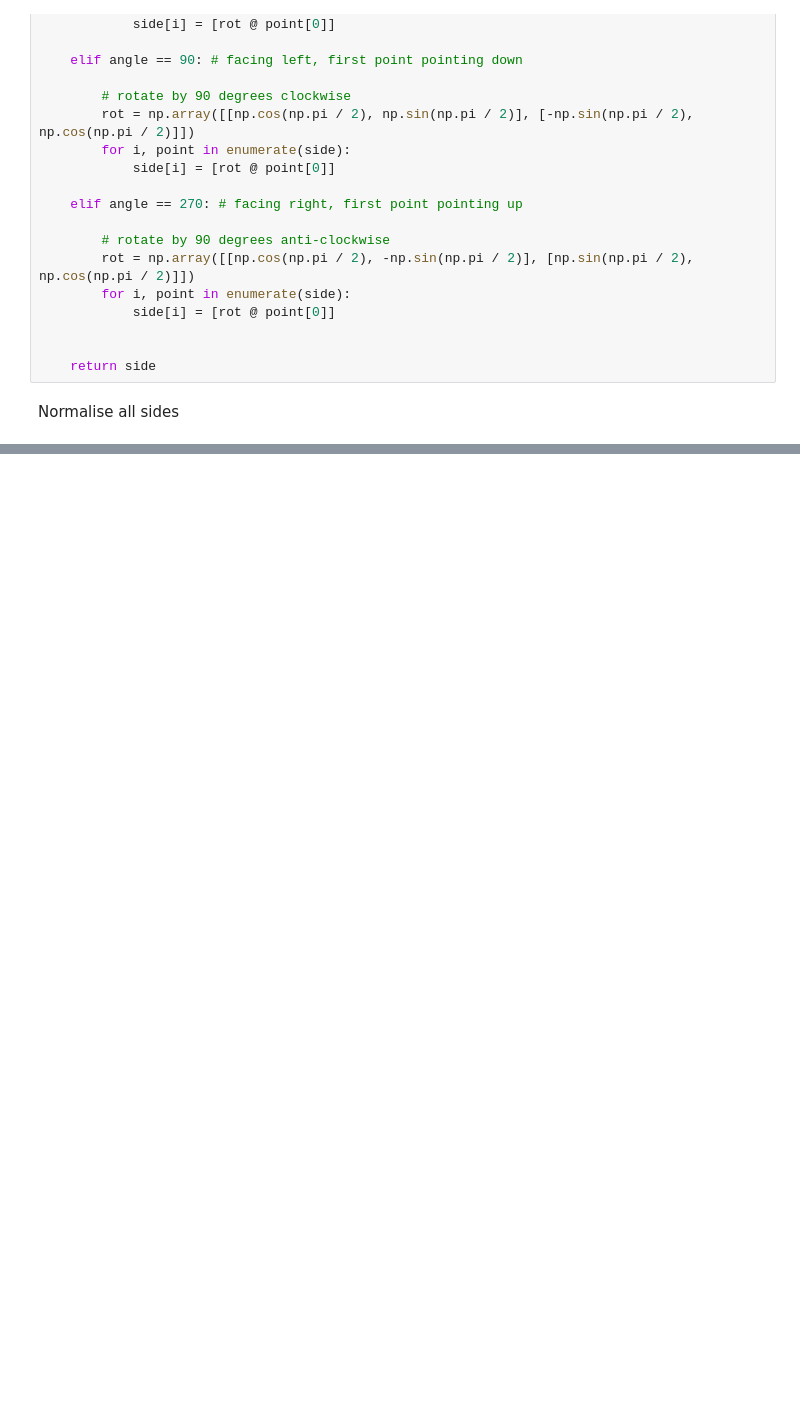
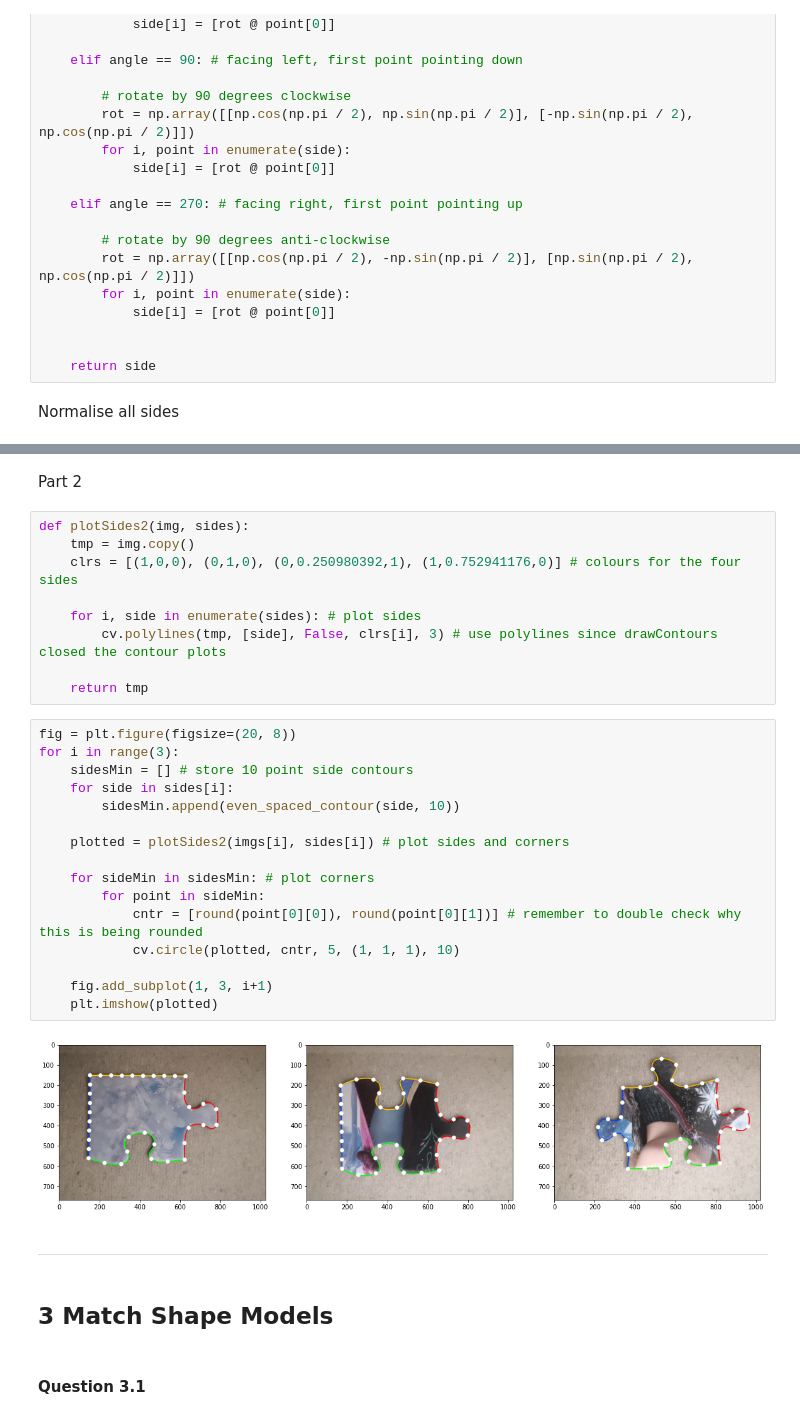
Before and after one commit to blk-turtle/cvlab6, a Jupyter notebook: 1717212_lab6.ipynb, the cells around one changed output, grey strips where cells are left out. Drawn from its saved outputs; the diff is of its cells as text; blank space fills up the shorter version.

```diff
--- a/1717212_lab6.ipynb
+++ b/1717212_lab6.ipynb
@@ -231,0 +275,35 @@ for i, side in enumerate(normalised[7]):
+# %% [markdown]
+Part 2
+# %%
+def plotSides2(img, sides):
+    tmp = img.copy()
+    clrs = [(1,0,0), (0,1,0), (0,0.250980392,1), (1,0.752941176,0)] # colours for the four sides
+
+    for i, side in enumerate(sides): # plot sides
+        cv.polylines(tmp, [side], False, clrs[i], 3) # use polylines since drawContours closed the contour plots
+
+    return tmp
+# %%
+fig = plt.figure(figsize=(20, 8))
+for i in range(3):
+    sidesMin = [] # store 10 point side contours
+    for side in sides[i]:
+        sidesMin.append(even_spaced_contour(side, 10))
+
+    plotted = plotSides2(imgs[i], sides[i]) # plot sides and corners
+
+    for sideMin in sidesMin: # plot corners
+        for point in sideMin:
+            cntr = [round(point[0][0]), round(point[0][1])] # remember to double check why this is being rounded
+            cv.circle(plotted, cntr, 5, (1, 1, 1), 10)
+
+    fig.add_subplot(1, 3, i+1)
+    plt.imshow(plotted)
+# %% [output]
+[figure, added]
+# %% [markdown]
+---
+# %% [markdown]
+## 3 Match Shape Models
+# %% [markdown]
+#### Question 3.1
```
Also changed, not shown: parts of 13 cells of this notebook.
